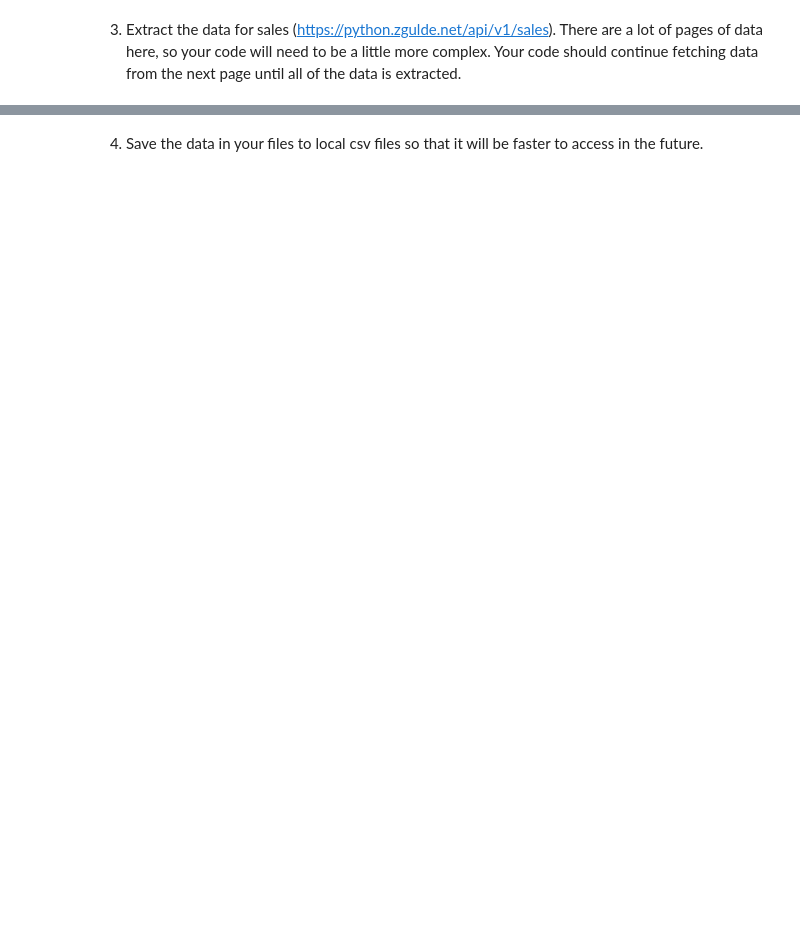
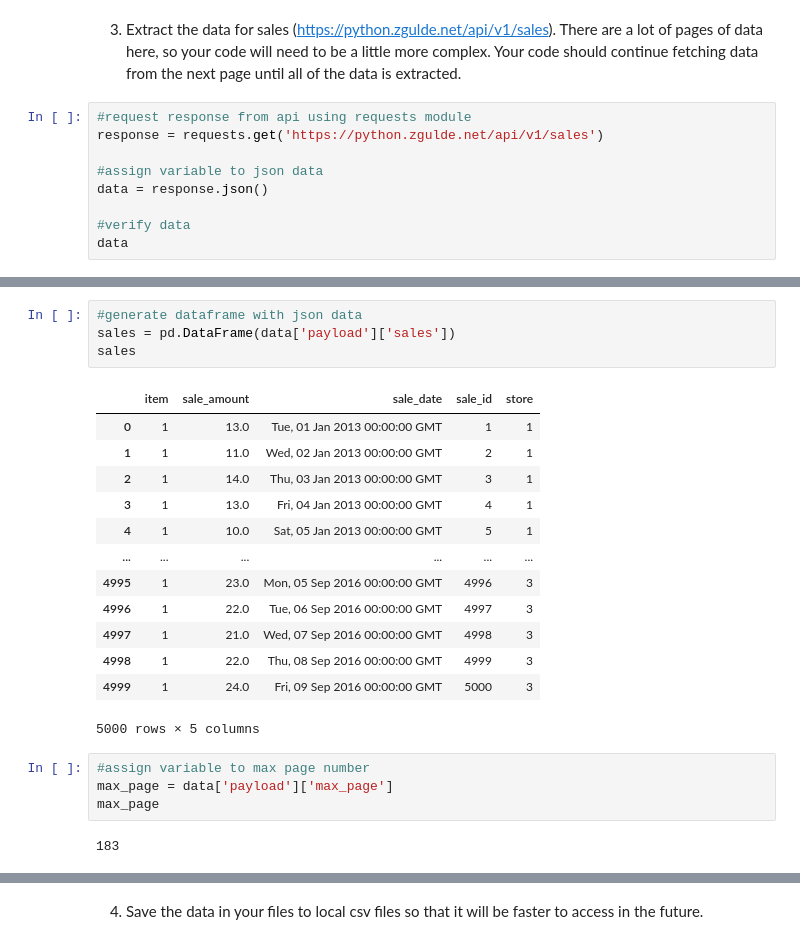
Before and after one commit to masonsherbondy/time-series-exercises, a Jupyter notebook: acquire.ipynb, the cells around one changed output, grey strips where cells are left out. Cells and saved outputs as stored; diff of their text form; blank space fills up the shorter version.

```diff
--- a/acquire.ipynb
+++ b/acquire.ipynb
@@ -170,2 +221,11 @@ items.loc[40:]
 # %% [markdown]
 3. Extract the data for sales (https://python.zgulde.net/api/v1/sales). There are a lot of pages of data here, so your code will need to be a little more complex. Your code should continue fetching data from the next page until all of the data is extracted.
+# %%
+#request response from api using requests module
+response = requests.get('https://python.zgulde.net/api/v1/sales')
+
+#assign variable to json data
+data = response.json()
+
+#verify data
+data
@@ -171,0 +250,24 @@ items.loc[40:]
+# %%
+#generate dataframe with json data
+sales = pd.DataFrame(data['payload']['sales'])
+sales
+# %% [output]
+|  | item | sale_amount | sale_date | sale_id | store |
+| 0 | 1 | 13.0 | Tue, 01 Jan 2013 00:00:00 GMT | 1 | 1 |
+| 1 | 1 | 11.0 | Wed, 02 Jan 2013 00:00:00 GMT | 2 | 1 |
+| 2 | 1 | 14.0 | Thu, 03 Jan 2013 00:00:00 GMT | 3 | 1 |
+| 3 | 1 | 13.0 | Fri, 04 Jan 2013 00:00:00 GMT | 4 | 1 |
+| 4 | 1 | 10.0 | Sat, 05 Jan 2013 00:00:00 GMT | 5 | 1 |
+| ... | ... | ... | ... | ... | ... |
+| 4995 | 1 | 23.0 | Mon, 05 Sep 2016 00:00:00 GMT | 4996 | 3 |
+| 4996 | 1 | 22.0 | Tue, 06 Sep 2016 00:00:00 GMT | 4997 | 3 |
+| 4997 | 1 | 21.0 | Wed, 07 Sep 2016 00:00:00 GMT | 4998 | 3 |
+| 4998 | 1 | 22.0 | Thu, 08 Sep 2016 00:00:00 GMT | 4999 | 3 |
+| 4999 | 1 | 24.0 | Fri, 09 Sep 2016 00:00:00 GMT | 5000 | 3 |
+5000 rows × 5 columns
+# %%
+#assign variable to max page number
+max_page = data['payload']['max_page']
+max_page
+# %% [output]
+183
```
Also changed, not shown: parts of 22 cells of this notebook.
